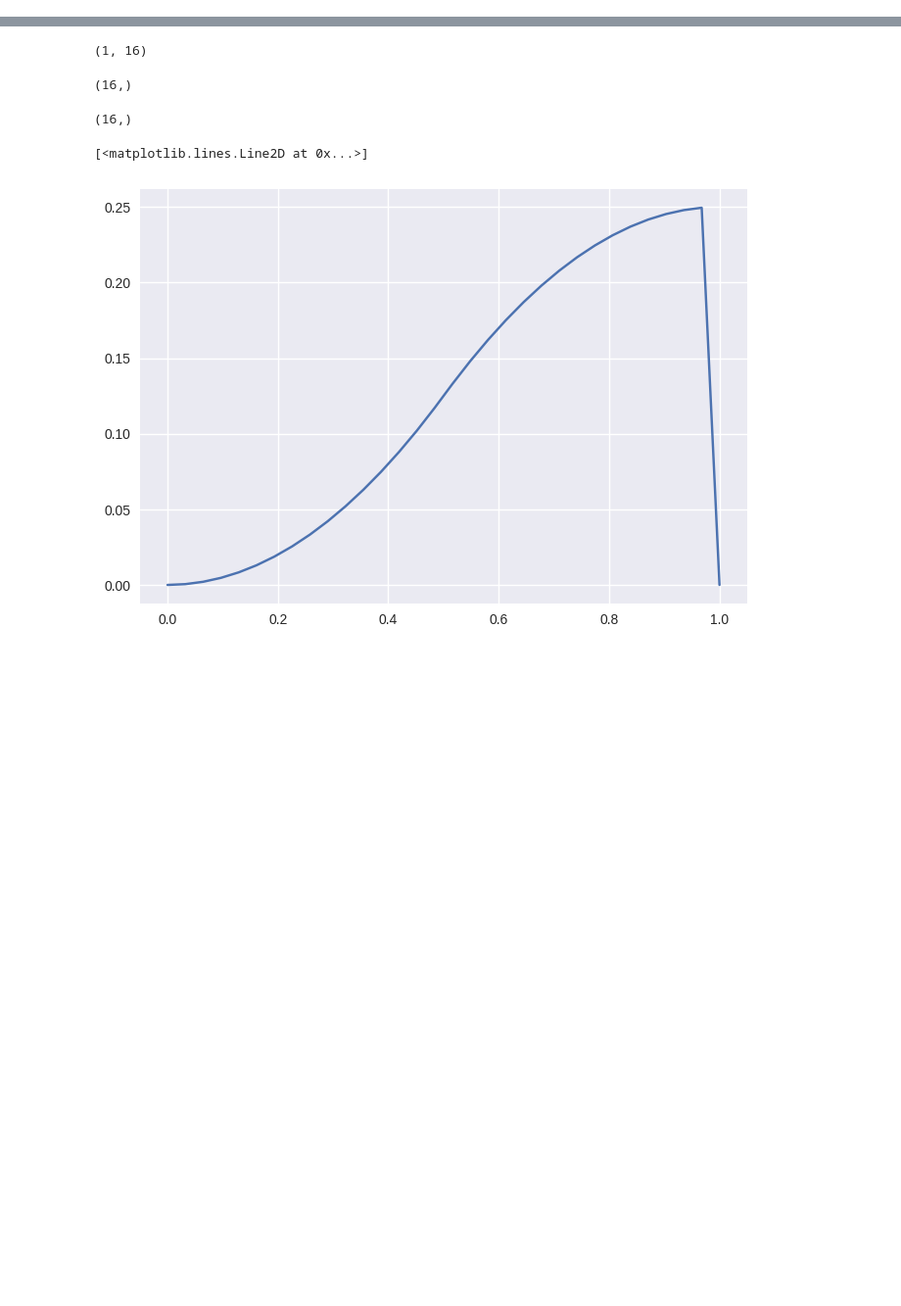
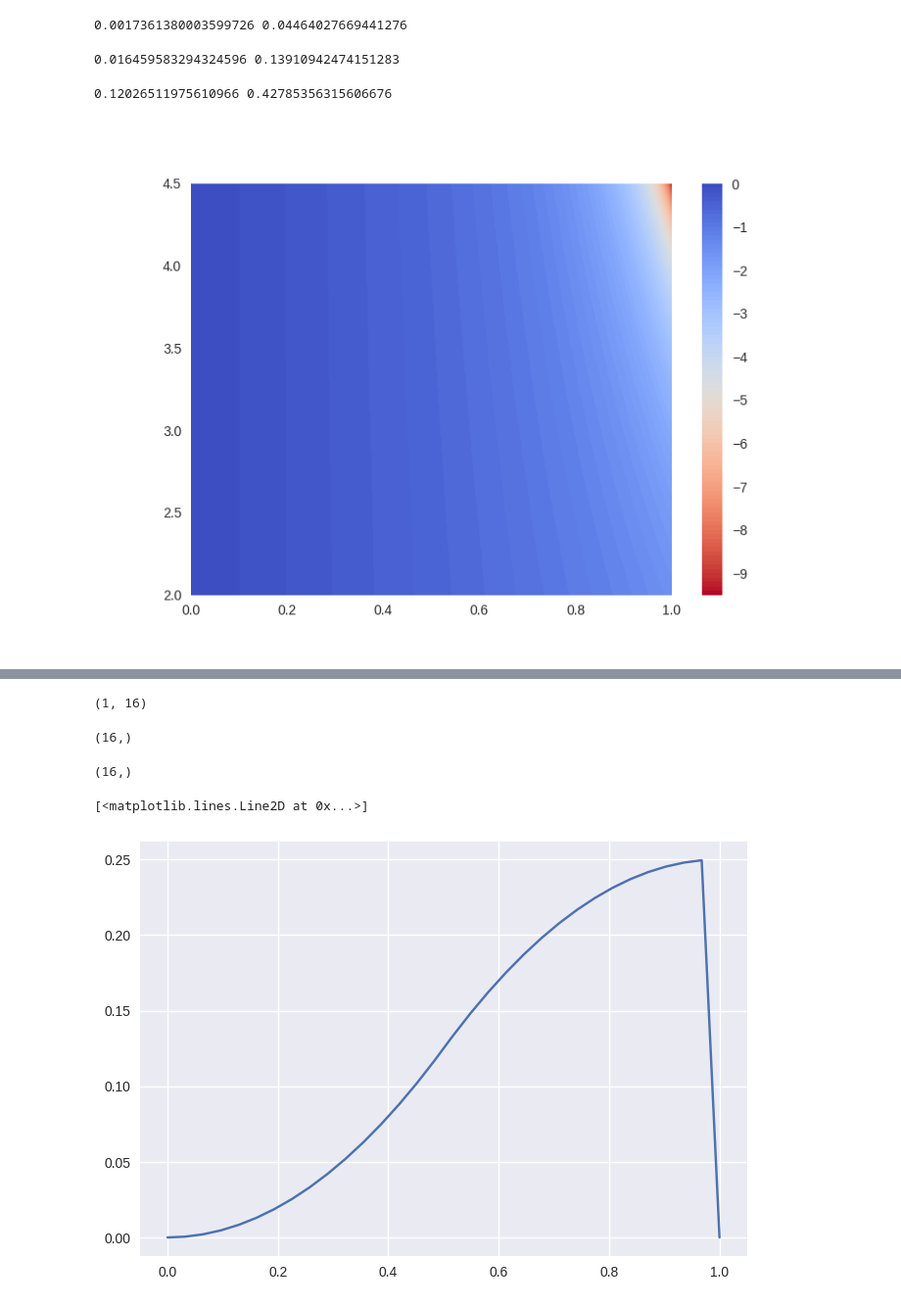
Before and after one commit to alizma/APMA1940Y-FinalProject, a Jupyter notebook: func_explo.ipynb, the cells around one changed output, grey strips where cells are left out. Shown at 98% size. Cells and saved outputs as stored; diff of their text form; code cells hidden in the pictures; blank space fills up the shorter version.

```diff
--- a/func_explo.ipynb
+++ b/func_explo.ipynb
@@ -11,0 +84,11 @@ mpl.style.use('seaborn')
+# %%
+from scipy.special import airy
+
+def exactairynl(m, n, x):
+    ai1, aip1, bi1, bip1 = airy(- n / (2* m * n)**(2/3))
+    ai2, aip2, bi2, bip2 = airy(n * (m * x - 1) / (2* m * n)**(2/3))
+
+    return 2**(2/3) * m / (m * n) ** (2/3) * ((aip1 * bip2) - bip1*aip2) / (aip1*bi2 - bip1*ai2)
+
+def exactnl(n, x):
+    return - np.sqrt(2/n) * np.tan(np.sqrt(n/2) * x)
@@ -11,0 +106,11 @@ mpl.style.use('seaborn')
+# %%
+m = 1
+n = 4.8
+stest, stestx = wavelet_solve(5, n)
+#exacteval  = exactairynl(m, -n, stestx)
+exacteval = exactnl(n, stestx)
+spysoln = integratornl1param(n, stestx)
+plt.plot(stestx, stest, 'r', label='wavelets')
+plt.plot(stestx, exacteval, 'k--', label="exact")
+plt.plot(stestx, spysoln, 'b-', label='radau')
+plt.legend()
@@ -11,0 +136,35 @@ mpl.style.use('seaborn')
+# %%
+print(L2_error(exacteval, stest), L2_error(exacteval, spysoln))
+# %% [output]
+0.0017361380003599726 0.04464027669441276
+# %%
+print(L2_error(exacteval, stest), L2_error(exacteval, spysoln))
+# %% [output]
+0.016459583294324596 0.13910942474151283
+# %%
+print(L2_error(exacteval, stest), L2_error(exacteval, spysoln))
+# %% [output]
+0.12026511975610966 0.42785356315606676
+# %%
+#%matplotlib widget
+from matplotlib import cm
+
+xs = np.linspace(0, 1, 100)
+ns = np.linspace(2, 4.5, 50)
+
+X, N = np.meshgrid(xs, ns)
+evals = []
+
+for n in ns:
+    evals.append(exactnl(n, xs))
+
+evals = np.array(evals)
+evals.shape, X.shape, N.shape
+#fig, ax = plt.subplots(subplot_kw = dict(projection="3d"), constrained_layout=1)
+fig1, ax2 = plt.subplots()
+
+#ax.plot_surface(X, N, evals)
+cs = ax2.contourf(X, N, evals, 100, cmap=cm.coolwarm_r)
+cbar = plt.colorbar(cs)
+# %% [output]
+[figure, added]
```
Also changed, not shown: parts of 8 cells of this notebook, 7 other files.
